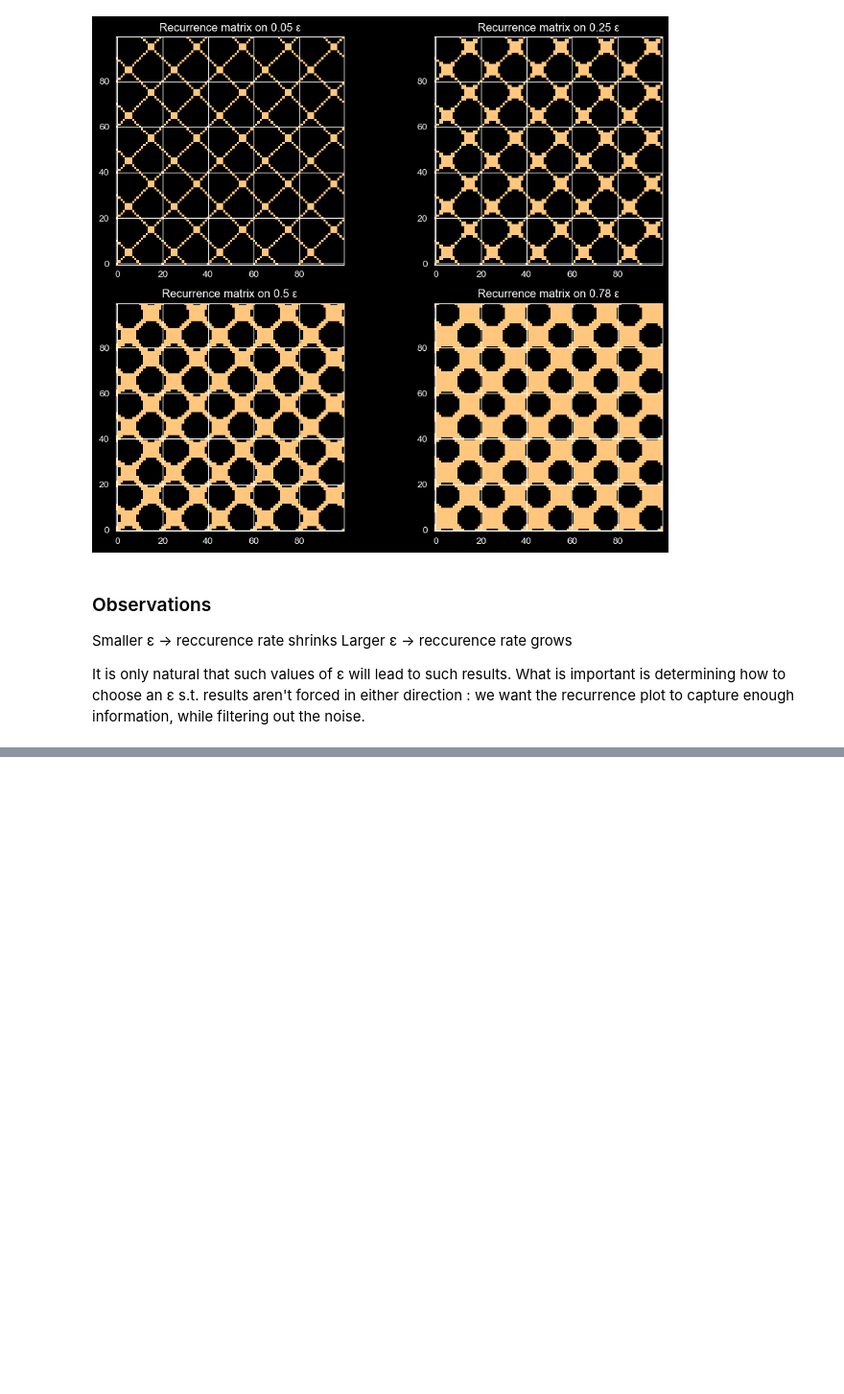
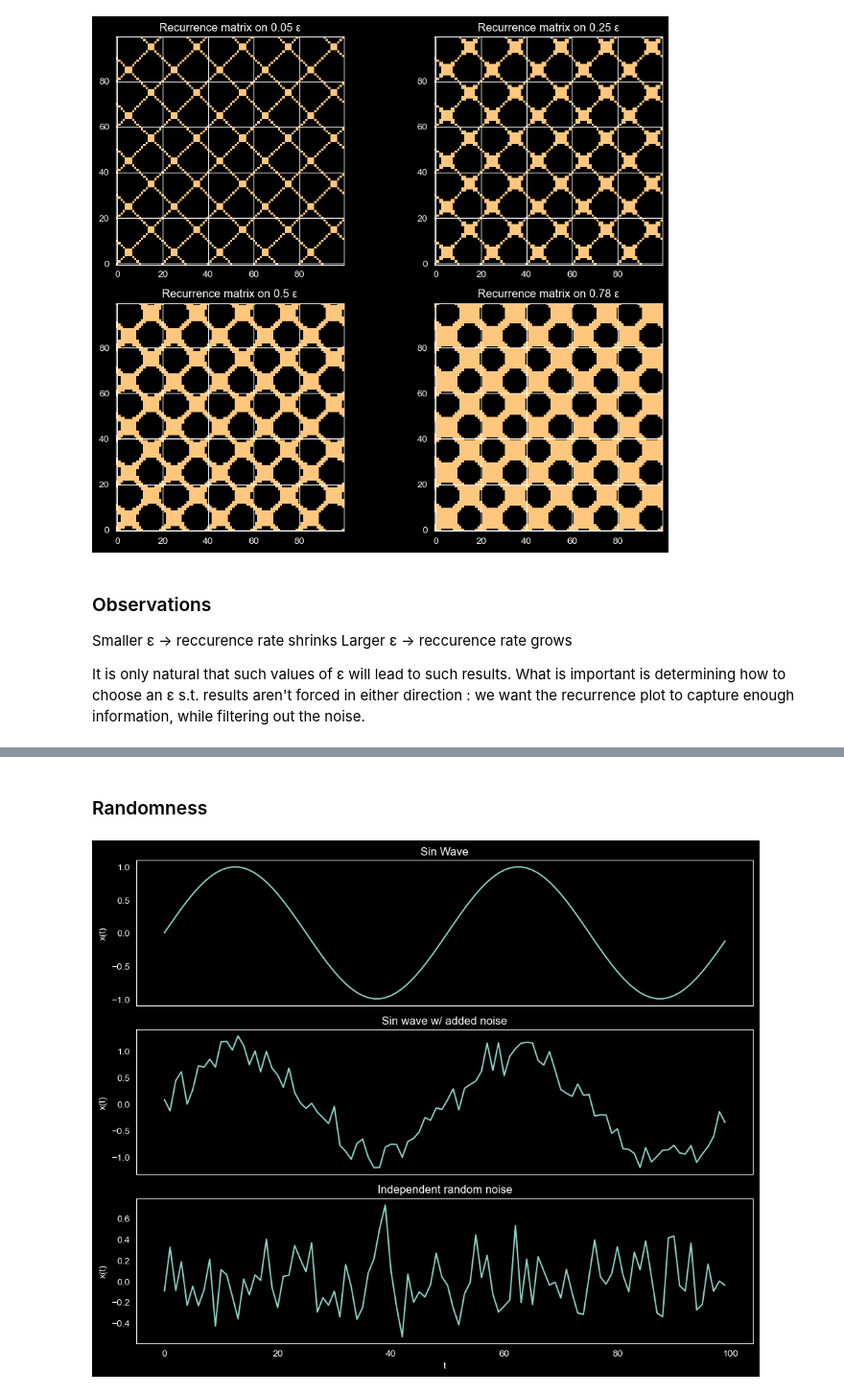
Before and after one commit to Anastasios-Vlachmpeis/Recurrence-Plot-Research, a Jupyter notebook: ResearchBook.ipynb, the cells around one changed output, grey strips where cells are left out. Shown at 96% size. Drawn from its saved outputs; the diff is of its cells as text; code cells hidden in the pictures; blank space fills up the shorter version.

```diff
--- a/ResearchBook.ipynb
+++ b/ResearchBook.ipynb
@@ -90,0 +131,36 @@ plt.show()
+# %% [markdown]
+### Randomness
+# %%
+t = np.arange(0, 100)
+x_t = np.sin(0.04 * np.pi * t)
+
+rng = np.random.default_rng(seed=42)
+noise_strength = 0.25
+
+# Noise
+added_noise = rng.normal(loc=0.0, scale=noise_strength, size=len(t))
+x_periodic_noisy = x_t + added_noise
+x_random_noise = rng.normal(loc=0.0, scale=noise_strength, size=len(t))
+# %%
+fig, ax = plt.subplots(3, 1, figsize=(10, 8), sharex=True)
+
+ax[0].plot(t, x_t)
+ax[0].set_title("Sin Wave")
+ax[0].set_ylabel("x(t)")
+ax[0].grid()
+
+ax[1].plot(t, x_periodic_noisy)
+ax[1].set_title("Sin wave w/ added noise")
+ax[1].set_ylabel("x(t)")
+ax[1].grid()
+
+ax[2].plot(t, x_random_noise)
+ax[2].set_title("Independent random noise")
+ax[2].set_xlabel("t")
+ax[2].set_ylabel("x(t)")
+ax[2].grid()
+
+plt.tight_layout()
+plt.show()
+# %% [output]
+[figure, added]
```
Also changed, not shown: parts of 4 cells of this notebook, 1 other file.
